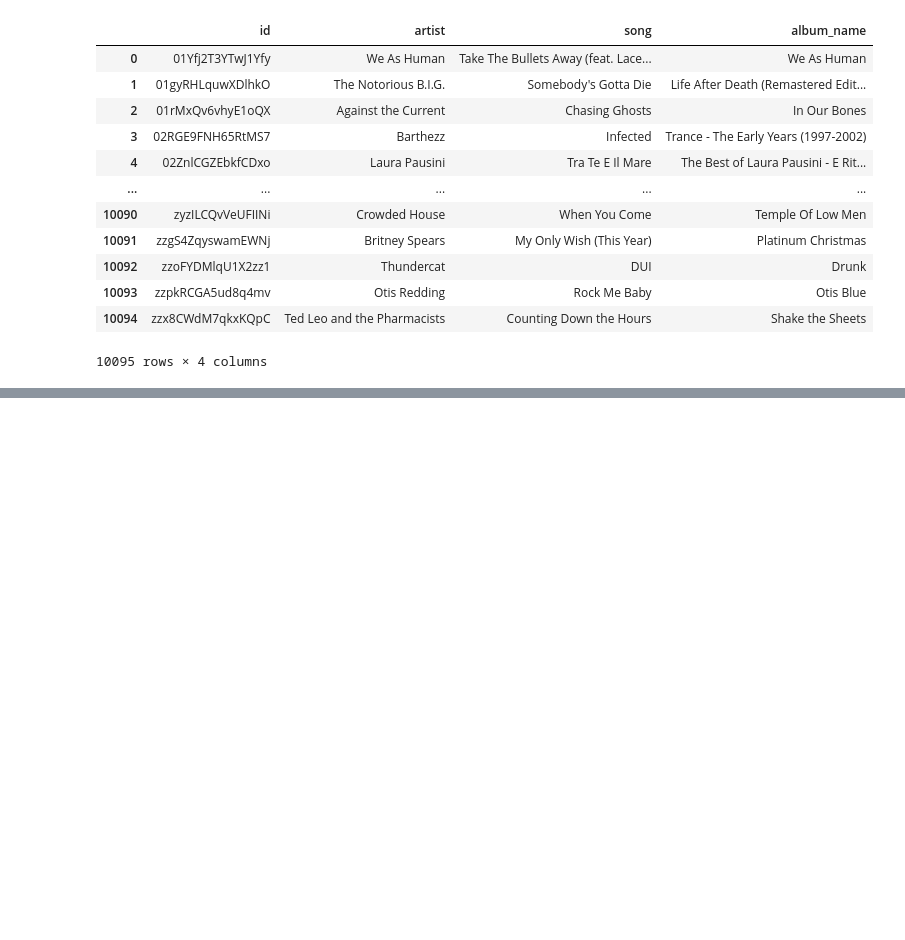
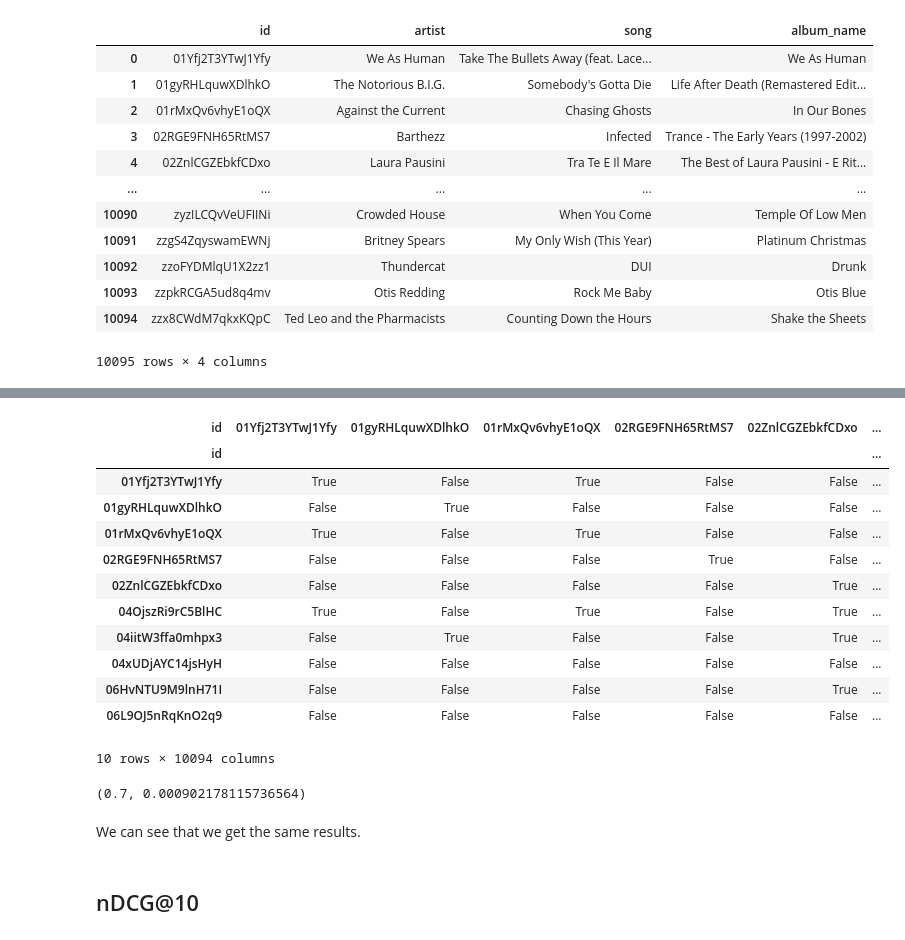
Before and after one commit to KaindlJulian/mmsr, a Jupyter notebook: task2/task_2.ipynb, the cells around one changed output, grey strips where cells are left out. Saved outputs shown, nothing was run; the diff lists cells and outputs as text; code cells hidden in the pictures; blank space fills up the shorter version.

```diff
--- a/task2/task_2.ipynb
+++ b/task2/task_2.ipynb
@@ -32,8 +56,0 @@ df = embed_and_merge(df,blf_correlation, "blf_correlation")
-# %%
-# read at least one i-vector
-ivec256 = read("ivec256", 0)
-df = embed_and_merge(df,ivec256, "ivec256")
-# %%
-# read DNN-based features
-musicnn = read("musicnn", 0)
-df = embed_and_merge(df,musicnn, "musicnn")
@@ -40 +59,5 @@ df = embed_and_merge(df,musicnn, "musicnn")
+# %%
+for text_feature in ["lyrics_bert", "lyrics_word2vec", "lyrics_tf-idf"]:
+    stats = read(text_feature, 0)
+    df = embed_and_merge(df, stats, text_feature.split("_")[1])
 # %%
@@ -92,0 +308,41 @@ rs_DNN.retrieve(sample_song, n=10)
+# %%
+def create_genre_overlap_matrix(songs_df: pd.DataFrame) -> pd.DataFrame:
+    """
+    Create an optimized DataFrame representing the genre overlap between each pair of songs.
+    Args:
+        songs_df (pd.DataFrame): DataFrame containing the songs.
+
+    Returns:
+        pd.DataFrame: DataFrame with genre overlap between each pair of songs.
+    """
+    # Create a dictionary for faster access
+    genre_dict = songs_df.set_index("id")["genre"].to_dict()
+
+    # init empty matrix
+    overlap_matrix = pd.DataFrame(
+        index=songs_df["id"], columns=songs_df["id"], dtype=bool
+    )
+
+    for song_id, genres in genre_dict.items():
+        overlap_matrix.loc[song_id] = [
+            bool(genres & genre_dict[other_id]) for other_id in songs_df["id"]
+        ]
+
+    return overlap_matrix
+# %%
+genre_overlap_matrix = create_genre_overlap_matrix(df)
+genre_overlap_matrix.head(10)
+# %% [output]
+| id | 01Yfj2T3YTwJ1Yfy | 01gyRHLquwXDlhkO | 01rMxQv6vhyE1oQX | 02RGE9FNH65RtMS7 | 02ZnlCGZEbkfCDxo | ... |
+| id |  |  |  |  |  | ... |
+| 01Yfj2T3YTwJ1Yfy | True | False | True | False | False | ... |
+| 01gyRHLquwXDlhkO | False | True | False | False | False | ... |
+| 01rMxQv6vhyE1oQX | True | False | True | False | False | ... |
+| 02RGE9FNH65RtMS7 | False | False | False | True | False | ... |
+| 02ZnlCGZEbkfCDxo | False | False | False | False | True | ... |
+| 04OjszRi9rC5BlHC | True | False | True | False | True | ... |
+| 04iitW3ffa0mhpx3 | False | True | False | False | True | ... |
+| 04xUDjAYC14jsHyH | False | False | False | False | False | ... |
+| 06HvNTU9M9lnH71I | False | False | False | False | True | ... |
+| 06L9OJ5nRqKnO2q9 | False | False | False | False | False | ... |
+10 rows × 10094 columns
@@ -92,0 +387,11 @@ rs_DNN.retrieve(sample_song, n=10)
+# %%
+precision, recall = combined_rec_prec_at_k_single(
+    sample_query["id"], rs_cos_dnn.retrieve(sample_song, 10), 10, genre_overlap_matrix
+)
+precision, recall
+# %% [output]
+(0.7, 0.000902178115736564)
+# %% [markdown]
+We can see that we get the same results.
+# %% [markdown]
+## nDCG@10
```
Also changed, not shown: parts of 53 cells of this notebook.
